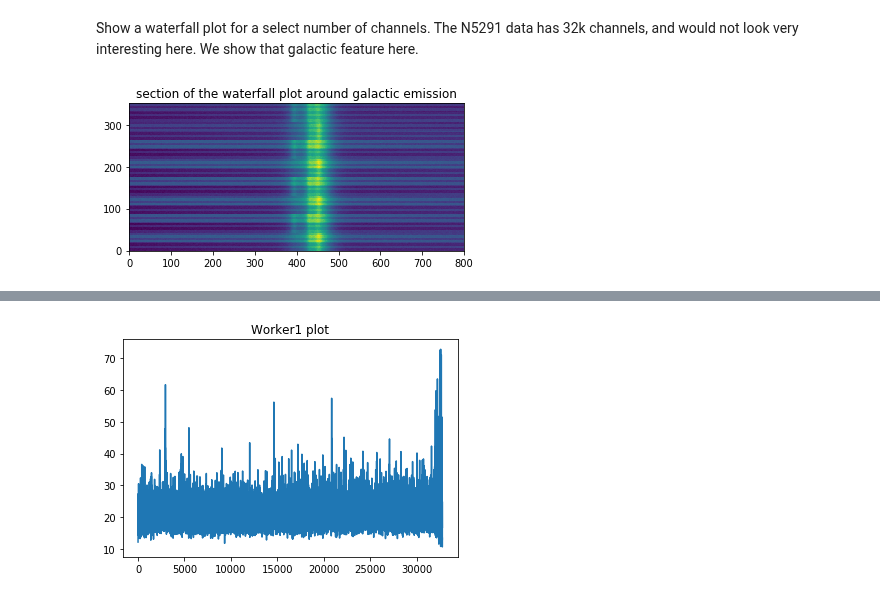
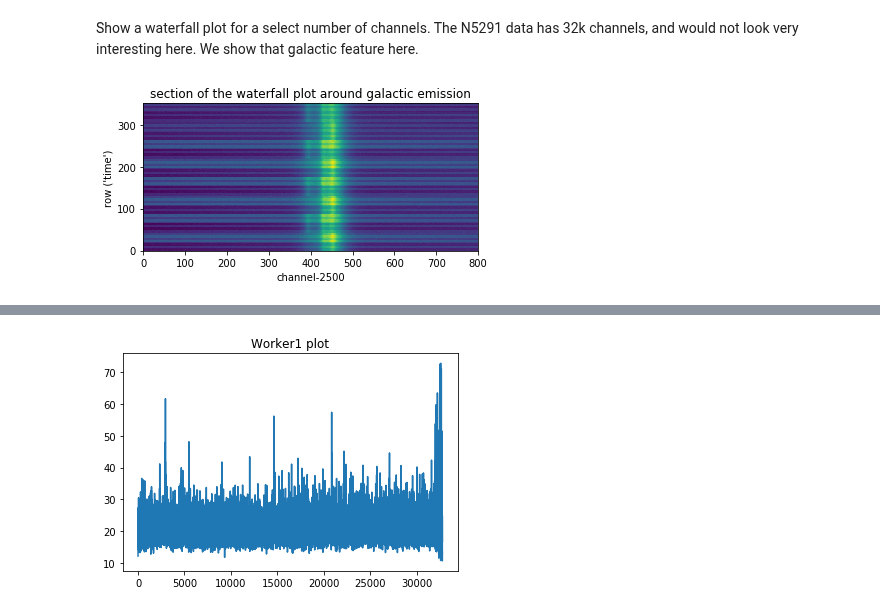
Before and after one commit to teuben/gbtoy, a Jupyter notebook: nb/ngc5291-demo3.ipynb, the cells around one changed output, grey strips where cells are left out. Saved outputs shown, nothing was run; the diff lists cells and outputs as text; code cells hidden in the pictures.

```diff
--- a/nb/ngc5291-demo3.ipynb
+++ b/nb/ngc5291-demo3.ipynb
@@ -47,10 +66,15 @@ The data in a bintable has **rows** and **columns**.   Within GBTIDL a **row** i
 If you already have **ngc5291.fits** it will spare you the 45MB download. You still need the **fname** variable!
 # %%
 url1   = 'http://safe.nrao.edu/wiki/pub/GB/Data/GBTIDLExampleAndSampleData/ngc5291.fits'
-fname = url1.split('/')[-1]
-if not os.path.isfile(fname):
-    print("Downloading %s" % fname)
-    urllib.request.urlretrieve(url1,fname)
+
+if True:
+    fname = download_file(url1,cache=True, show_progress=False)
+    print("Using %s" % fname)
 else:
-    print("File %s already exists" % fname)
+    fname = url1.split('/')[-1]
+    if not os.path.isfile(fname):
+        print("Downloading %s" % fname)
+        urllib.request.urlretrieve(url1,fname)
+    else:
+        print("File %s already exists" % fname)
 # %% [output]
@@ -225,4 +248,0 @@ define the SDFITS file name, the source name, and which row (0 being the first)
-# %%
-fname = 'ngc5291.fits'
-src   = 'NGC5291'
-row   = 0
@@ -343,10 +389,13 @@ Wall time: 75.2 ms
 # %% [markdown]
 Show a waterfall plot for a select number of channels. The N5291 data has 32k channels, and would not look very interesting here. We show that galactic feature here.
 # %%
-plt.imshow(spectra[:,2500:3300],origin='bottom')
+ch0 = 2500
+plt.imshow(spectra[:,ch0:ch0+800],origin='bottom')
+plt.xlabel("channel-%d" % ch0)
+plt.ylabel("row ('time')")
 plt.title("section of the waterfall plot around galactic emission");
 # %% [output]
-[figure, old version]
+[figure, new version]
 # %%
 %%time
 #   0.004 empty call
```
Also changed, not shown: parts of 41 cells of this notebook.
